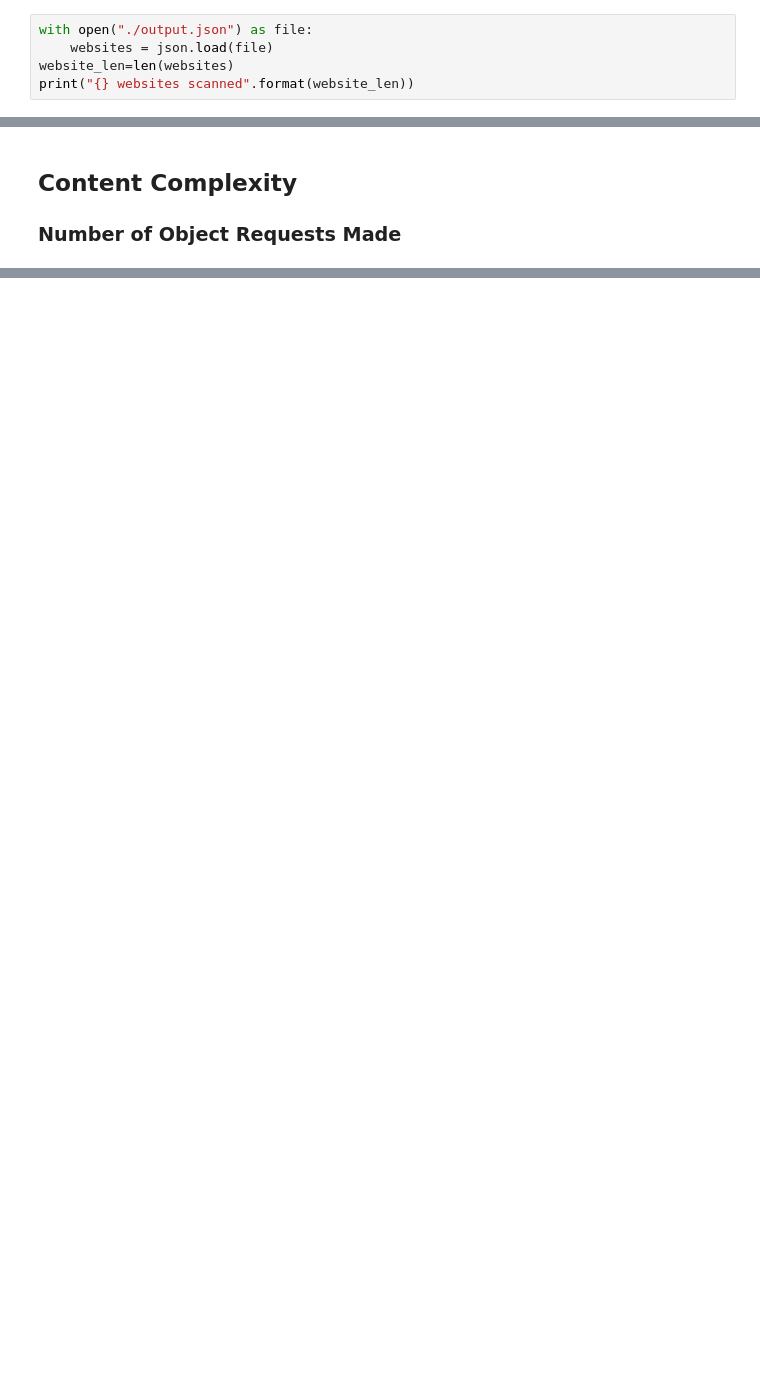
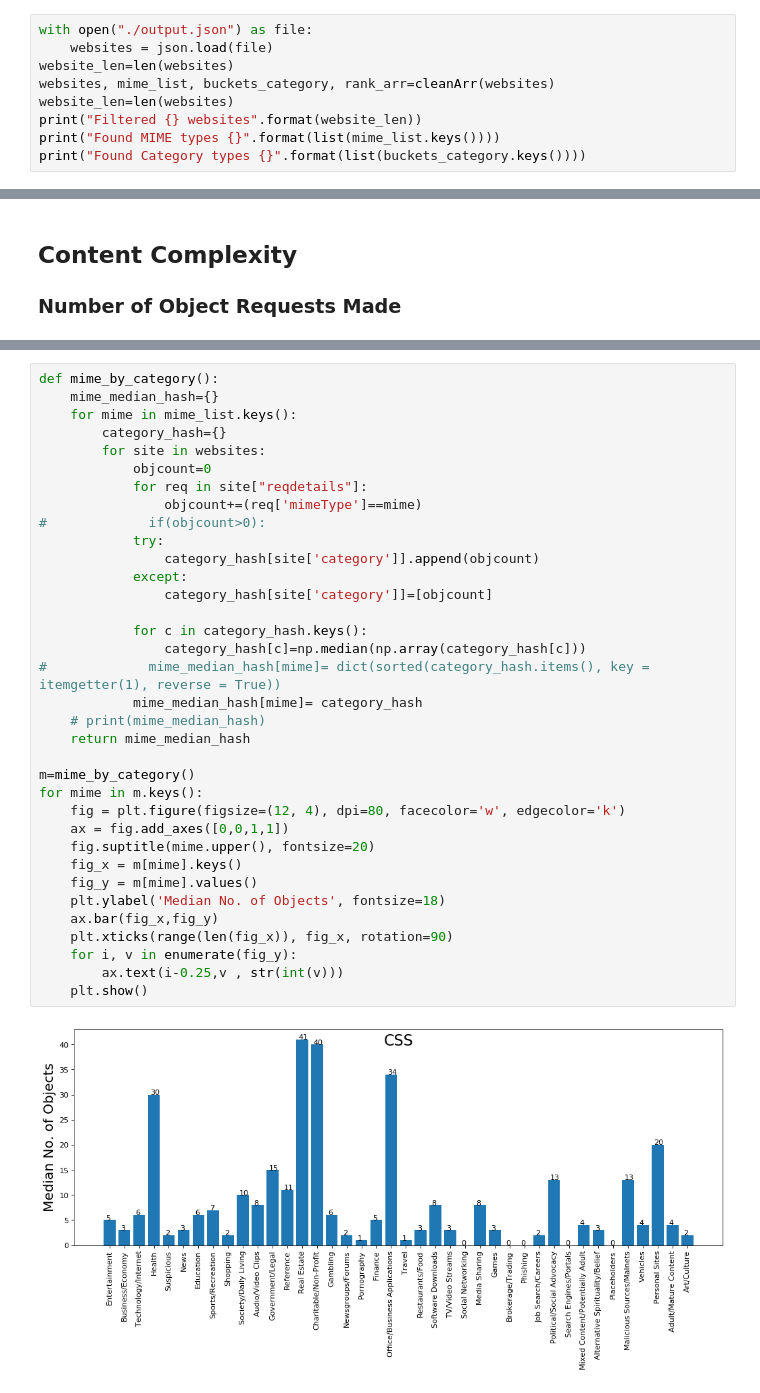
Before and after one commit to nirmalhk7/Web-Complexity-Analysis, a Jupyter notebook: glimpse.ipynb, the cells around one changed output, grey strips where cells are left out. Drawn from its saved outputs; the diff is of its cells as text; blank space fills up the shorter version.

```diff
--- a/glimpse.ipynb
+++ b/glimpse.ipynb
@@ -9,5 +16,9 @@ import matplotlib.pyplot as plt
 with open("./output.json") as file:
     websites = json.load(file)
 website_len=len(websites)
-print("{} websites scanned".format(website_len))
+websites, mime_list, buckets_category, rank_arr=cleanArr(websites)
+website_len=len(websites)
+print("Filtered {} websites".format(website_len))
+print("Found MIME types {}".format(list(mime_list.keys())))
+print("Found Category types {}".format(list(buckets_category.keys())))
 # %% [output]
@@ -143,0 +115,37 @@ llv8.com websites 0 GET requests
+# %%
+def mime_by_category():
+    mime_median_hash={}
+    for mime in mime_list.keys():
+        category_hash={}
+        for site in websites:
+            objcount=0
+            for req in site["reqdetails"]:
+                objcount+=(req['mimeType']==mime)
+#             if(objcount>0):
+            try:
+                category_hash[site['category']].append(objcount)
+            except:
+                category_hash[site['category']]=[objcount]
+
+            for c in category_hash.keys():
+                category_hash[c]=np.median(np.array(category_hash[c]))
+#             mime_median_hash[mime]= dict(sorted(category_hash.items(), key = itemgetter(1), reverse = True))
+            mime_median_hash[mime]= category_hash
+    # print(mime_median_hash)
+    return mime_median_hash
+
+m=mime_by_category()
+for mime in m.keys():
+    fig = plt.figure(figsize=(12, 4), dpi=80, facecolor='w', edgecolor='k')
+    ax = fig.add_axes([0,0,1,1])
+    fig.suptitle(mime.upper(), fontsize=20)
+    fig_x = m[mime].keys()
+    fig_y = m[mime].values()
+    plt.ylabel('Median No. of Objects', fontsize=18)
+    ax.bar(fig_x,fig_y)
+    plt.xticks(range(len(fig_x)), fig_x, rotation=90)
+    for i, v in enumerate(fig_y):
+        ax.text(i-0.25,v , str(int(v)))
+    plt.show()
+# %% [output]
+[figure, added]
```
Also changed, not shown: parts of 18 cells of this notebook, 4 other files.
